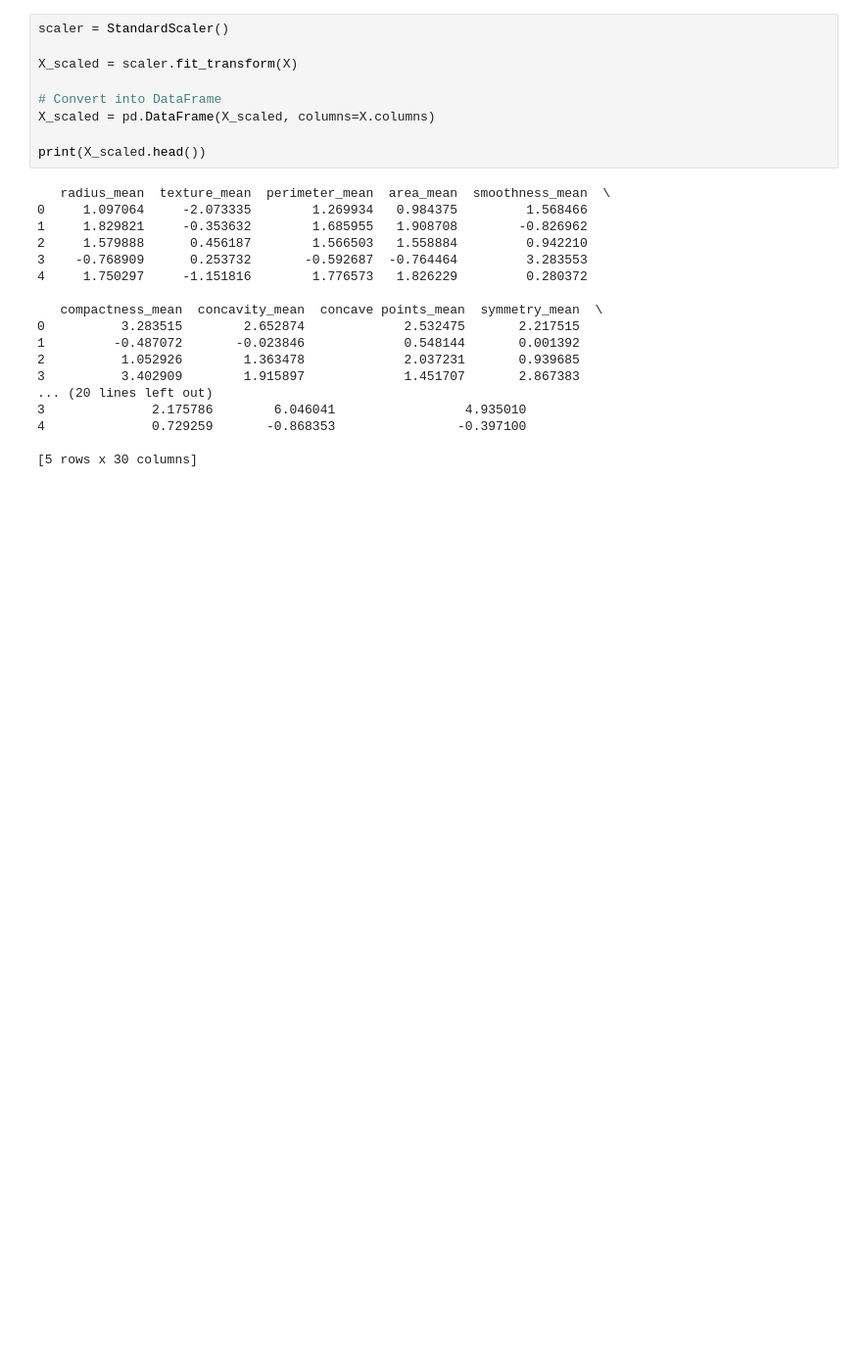
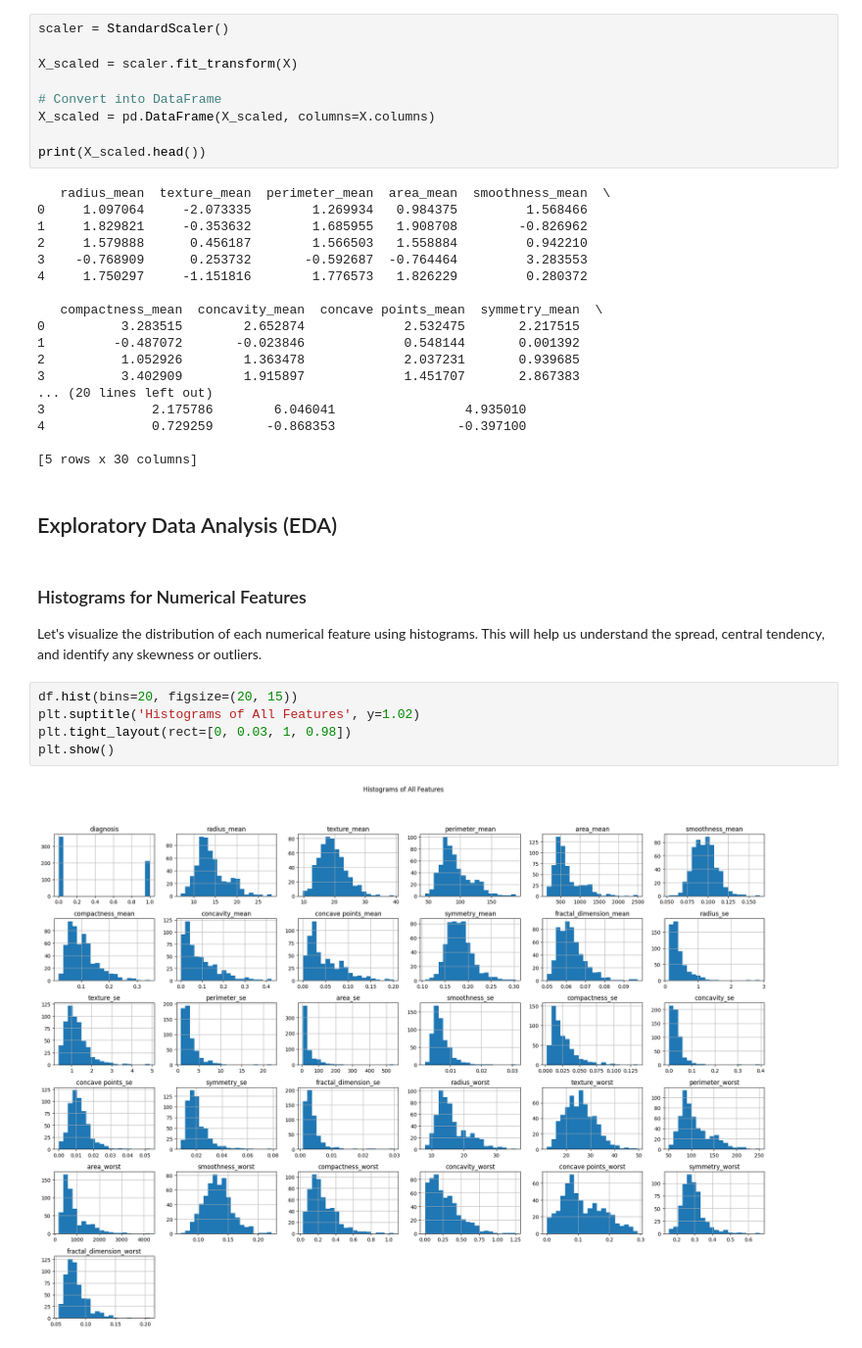
Before and after one commit to AparnaSreeenivasan/PredictiveProject2, a Jupyter notebook: preprocessing.ipynb, the cells around one changed output. Shown at 98% size. Drawn from its saved outputs; the diff is of its cells as text; blank space fills up the shorter version.

Commit message:
Started Eda, did code for histograms for numerical features

```diff
--- a/preprocessing.ipynb
+++ b/preprocessing.ipynb
@@ -227,3 +227,16 @@ print(X_scaled.head())
 4              0.729259       -0.868353                -0.397100
 
 [5 rows x 30 columns]
+# %% [markdown]
+## Exploratory Data Analysis (EDA)
+# %% [markdown]
+### Histograms for Numerical Features
+
+Let's visualize the distribution of each numerical feature using histograms. This will help us understand the spread, central tendency, and identify any skewness or outliers.
+# %%
+df.hist(bins=20, figsize=(20, 15))
+plt.suptitle('Histograms of All Features', y=1.02)
+plt.tight_layout(rect=[0, 0.03, 1, 0.98])
+plt.show()
+# %% [output]
+[figure, added]
```
